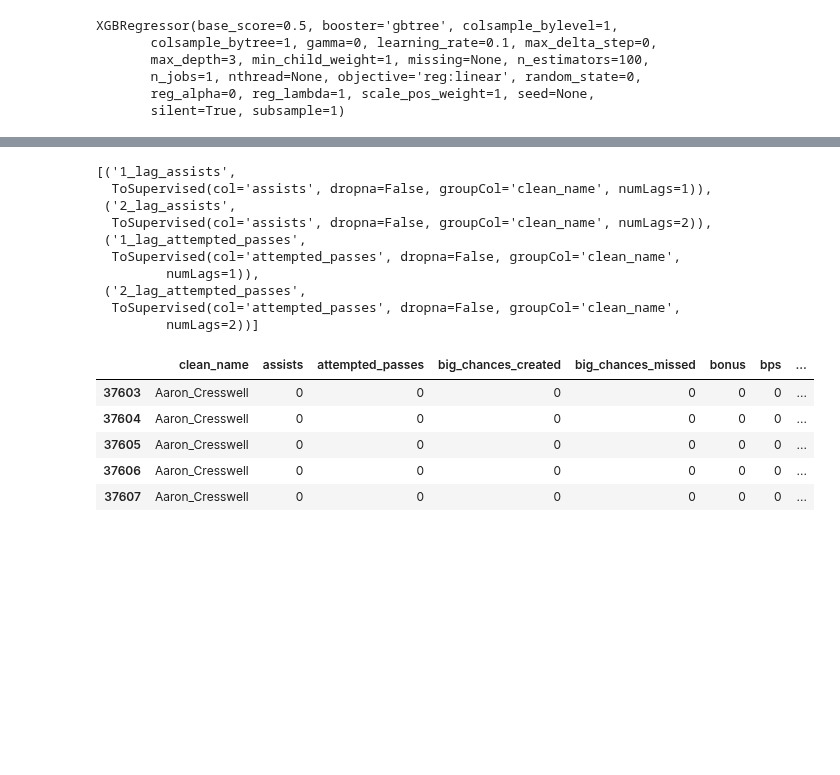
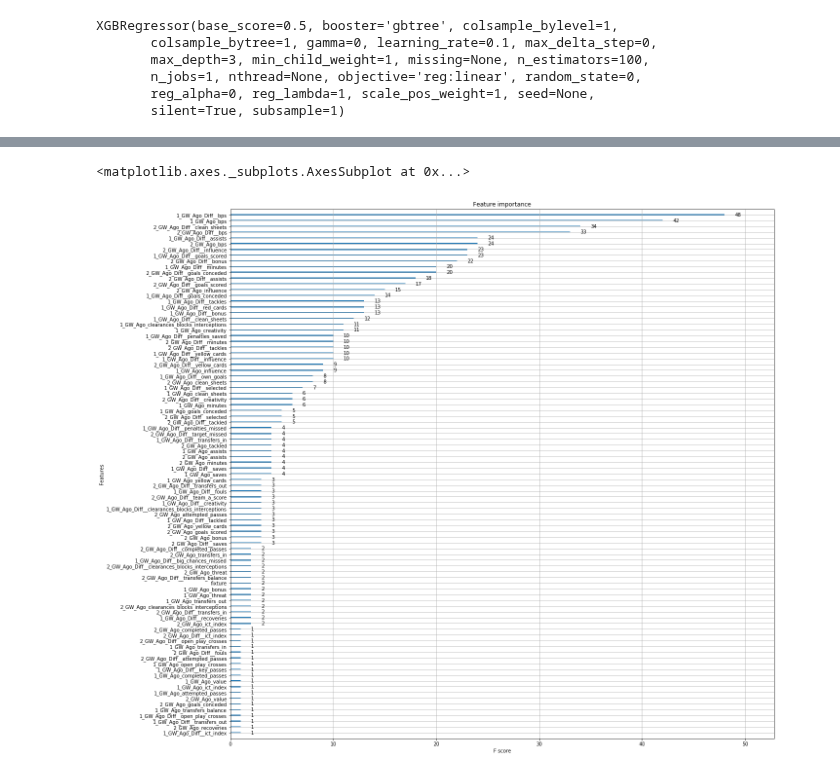
Before and after one commit to stevieg3/fpl-analysis, a Jupyter notebook: notebooks/exploration/1.3. sg-explore-points-forecast.ipynb, the cells around one changed output, grey strips where cells are left out. Cells and saved outputs as stored; diff of their text form; code cells hidden in the pictures; blank space fills up the shorter version.

```diff
--- a/notebooks/exploration/1.3. sg-explore-points-forecast.ipynb
+++ b/notebooks/exploration/1.3. sg-explore-points-forecast.ipynb
@@ -88,0 +177,29 @@ baseline_mse
+# %%
+# 2 lags and 2 diff for all variables
+steps_lag = []
+for col_name in lag_diff_var:
+    for number in np.arange(1,3):
+        steps_lag.append(
+            (f'{number}_lag_{col_name}', ToSupervised(col=col_name, groupCol='clean_name', numLags=number, dropna=False))
+        )
+
+steps_diff = []
+for col_name in lag_diff_var:
+    for number in np.arange(1,3):
+        steps_diff.append(
+            (f'{number}_diff_{col_name}', ToSupervisedDiff(col=col_name, groupCol='clean_name', numLags=number, dropna=False))
+        )
+# %%
+lag_transformer = Pipeline(steps=steps_lag)
+
+diff_transformer = Pipeline(steps=steps_diff)
+
+drop_cols_and_nulls = Pipeline(steps=[('drop_cols_and_nulls', DropNullsAndOriginalColumns(columns_to_drop=lag_diff_var))])
+# %%
+pipe = Pipeline(
+    steps=[
+        ('lagged_variables', lag_transformer),
+        ('diff_variables', diff_transformer),
+        ('drop', drop_cols_and_nulls)
+    ]
+)
@@ -98,7 +225,7 @@ XGBRegressor(base_score=0.5, booster='gbtree', colsample_bylevel=1,
        reg_alpha=0, reg_lambda=1, scale_pos_weight=1, seed=None,
        silent=True, subsample=1)
 # %%
-xgb_model.fit(data_1617.drop(['total_points', 'clean_name'], axis=1), data_1617['total_points'])
+xgb_model.fit(test.drop(['total_points', 'clean_name', 'season_num'], axis=1), test['total_points'])
 # %% [output]
 XGBRegressor(base_score=0.5, booster='gbtree', colsample_bylevel=1,
        colsample_bytree=1, gamma=0, learning_rate=0.1, max_delta_step=0,
@@ -208,13 +253,0 @@ for col_name in ['assists', 'attempted_passes']:
-# %%
-steps_lag
-# %% [output]
-[('1_lag_assists',
-  ToSupervised(col='assists', dropna=False, groupCol='clean_name', numLags=1)),
- ('2_lag_assists',
-  ToSupervised(col='assists', dropna=False, groupCol='clean_name', numLags=2)),
- ('1_lag_attempted_passes',
-  ToSupervised(col='attempted_passes', dropna=False, groupCol='clean_name',
-         numLags=1)),
- ('2_lag_attempted_passes',
-  ToSupervised(col='attempted_passes', dropna=False, groupCol='clean_name',
-         numLags=2))]
@@ -231,10 +254,6 @@ pipe = Pipeline(steps=[
-# %%
-test = pipe.fit_transform(data_1617)
-test.head()
-# %% [output]
-|  | clean_name | assists | attempted_passes | big_chances_created | big_chances_missed | bonus | bps | ... |
-| 37603 | Aaron_Cresswell | 0 | 0 | 0 | 0 | 0 | 0 | ... |
-| 37604 | Aaron_Cresswell | 0 | 0 | 0 | 0 | 0 | 0 | ... |
-| 37605 | Aaron_Cresswell | 0 | 0 | 0 | 0 | 0 | 0 | ... |
-| 37606 | Aaron_Cresswell | 0 | 0 | 0 | 0 | 0 | 0 | ... |
-| 37607 | Aaron_Cresswell | 0 | 0 | 0 | 0 | 0 | 0 | ... |
+# %%
+fig, ax = plt.subplots(figsize=(20, 20))
+plot_importance(xgb_model, ax=ax,)
+# %% [output]
+<matplotlib.axes._subplots.AxesSubplot at 0x...>
+[figure, added]
```
Also changed, not shown: parts of 28 cells of this notebook.
